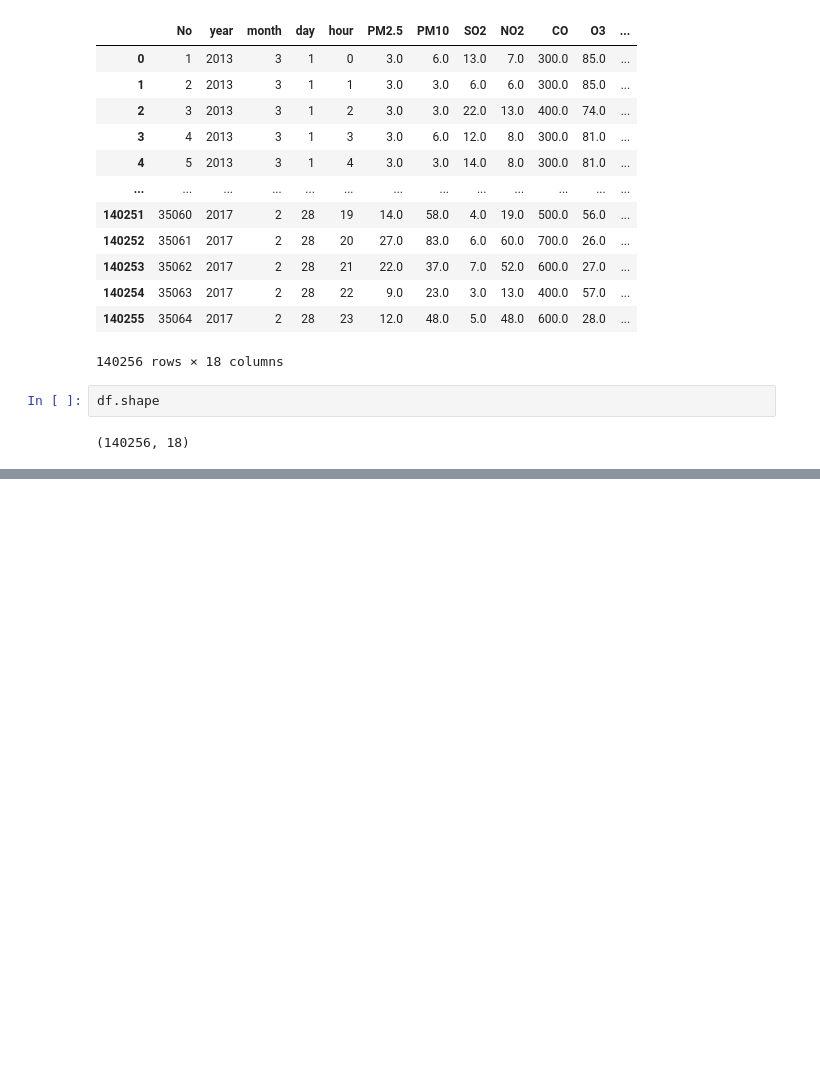
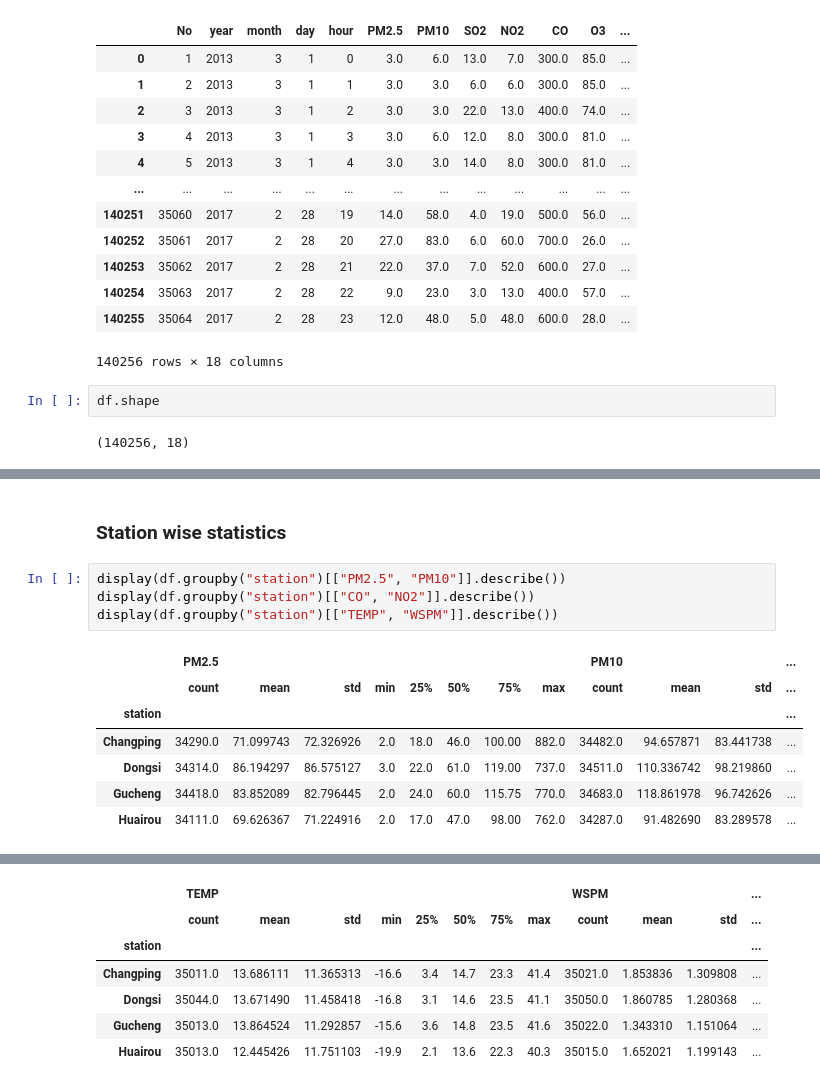
Before and after one commit to SameerPasha565/Air-pollution-analysis, a Jupyter notebook: Prac1Assignment.ipynb, the cells around one changed output, grey strips where cells are left out. Cells and saved outputs as stored; diff of their text form; blank space fills up the shorter version.

```diff
--- a/Prac1Assignment.ipynb
+++ b/Prac1Assignment.ipynb
@@ -134,0 +204,14 @@ dtype: int64
+# %% [markdown]
+### **Station wise statistics**
+# %%
+display(df.groupby("station")[["PM2.5", "PM10"]].describe())
+display(df.groupby("station")[["CO", "NO2"]].describe())
+display(df.groupby("station")[["TEMP", "WSPM"]].describe())
+# %% [output]
+|  | PM2.5 |  |  |  |  |  |  |  | PM10 |  |  | ... |
+|  | count | mean | std | min | 25% | 50% | 75% | max | count | mean | std | ... |
+| station |  |  |  |  |  |  |  |  |  |  |  | ... |
+| Changping | 34290.0 | 71.099743 | 72.326926 | 2.0 | 18.0 | 46.0 | 100.00 | 882.0 | 34482.0 | 94.657871 | 83.441738 | ... |
+| Dongsi | 34314.0 | 86.194297 | 86.575127 | 3.0 | 22.0 | 61.0 | 119.00 | 737.0 | 34511.0 | 110.336742 | 98.219860 | ... |
+| Gucheng | 34418.0 | 83.852089 | 82.796445 | 2.0 | 24.0 | 60.0 | 115.75 | 770.0 | 34683.0 | 118.861978 | 96.742626 | ... |
+| Huairou | 34111.0 | 69.626367 | 71.224916 | 2.0 | 17.0 | 47.0 | 98.00 | 762.0 | 34287.0 | 91.482690 | 83.289578 | ... |
@@ -134,0 +225,7 @@ dtype: int64
+|  | TEMP |  |  |  |  |  |  |  | WSPM |  |  | ... |
+|  | count | mean | std | min | 25% | 50% | 75% | max | count | mean | std | ... |
+| station |  |  |  |  |  |  |  |  |  |  |  | ... |
+| Changping | 35011.0 | 13.686111 | 11.365313 | -16.6 | 3.4 | 14.7 | 23.3 | 41.4 | 35021.0 | 1.853836 | 1.309808 | ... |
+| Dongsi | 35044.0 | 13.671490 | 11.458418 | -16.8 | 3.1 | 14.6 | 23.5 | 41.1 | 35050.0 | 1.860785 | 1.280368 | ... |
+| Gucheng | 35013.0 | 13.864524 | 11.292857 | -15.6 | 3.6 | 14.8 | 23.5 | 41.6 | 35022.0 | 1.343310 | 1.151064 | ... |
+| Huairou | 35013.0 | 12.445426 | 11.751103 | -19.9 | 2.1 | 13.6 | 22.3 | 40.3 | 35015.0 | 1.652021 | 1.199143 | ... |
```
Also changed, not shown: parts of 31 cells of this notebook.
